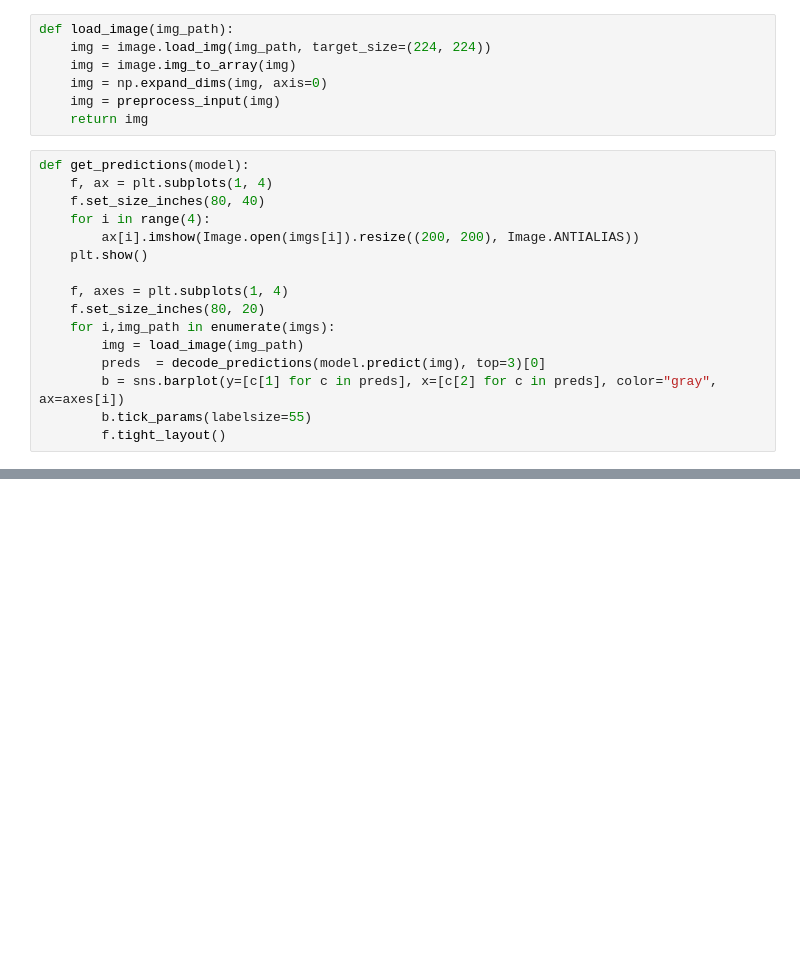
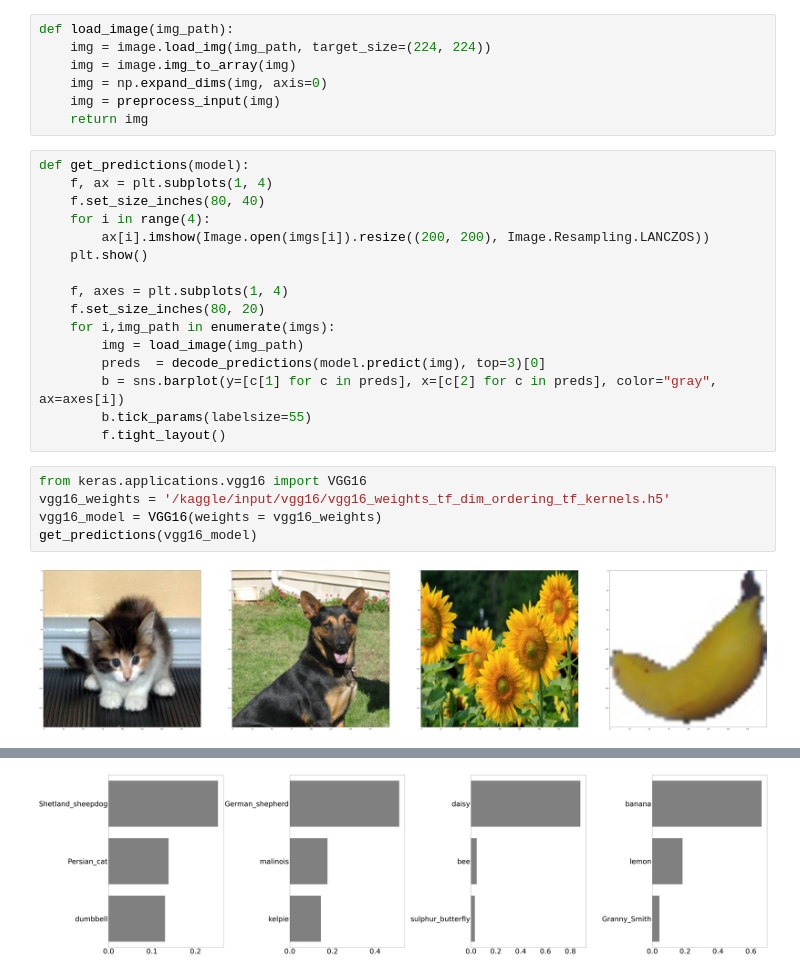
Before and after one commit to polachandu/CNN-Architectures, a Jupyter notebook: cnn-architectures.ipynb, the cells around one changed output, grey strips where cells are left out. Saved outputs shown, nothing was run; the diff lists cells and outputs as text; blank space fills up the shorter version.

```diff
--- a/cnn-architectures.ipynb
+++ b/cnn-architectures.ipynb
@@ -37,7 +37,7 @@ def get_predictions(model):
     f, ax = plt.subplots(1, 4)
     f.set_size_inches(80, 40)
     for i in range(4):
-        ax[i].imshow(Image.open(imgs[i]).resize((200, 200), Image.ANTIALIAS))
+        ax[i].imshow(Image.open(imgs[i]).resize((200, 200), Image.Resampling.LANCZOS))
     plt.show()
 
     f, axes = plt.subplots(1, 4)
@@ -48,3 +48,10 @@ def get_predictions(model):
         b = sns.barplot(y=[c[1] for c in preds], x=[c[2] for c in preds], color="gray", ax=axes[i])
         b.tick_params(labelsize=55)
         f.tight_layout()
+# %%
+from keras.applications.vgg16 import VGG16
+vgg16_weights = '/kaggle/input/vgg16/vgg16_weights_tf_dim_ordering_tf_kernels.h5'
+vgg16_model = VGG16(weights = vgg16_weights)
+get_predictions(vgg16_model)
+# %% [output]
+[figure, added]
@@ -50,0 +64 @@ def get_predictions(model):
+[figure, added]
```
Also changed, not shown: parts of 2 cells of this notebook.
